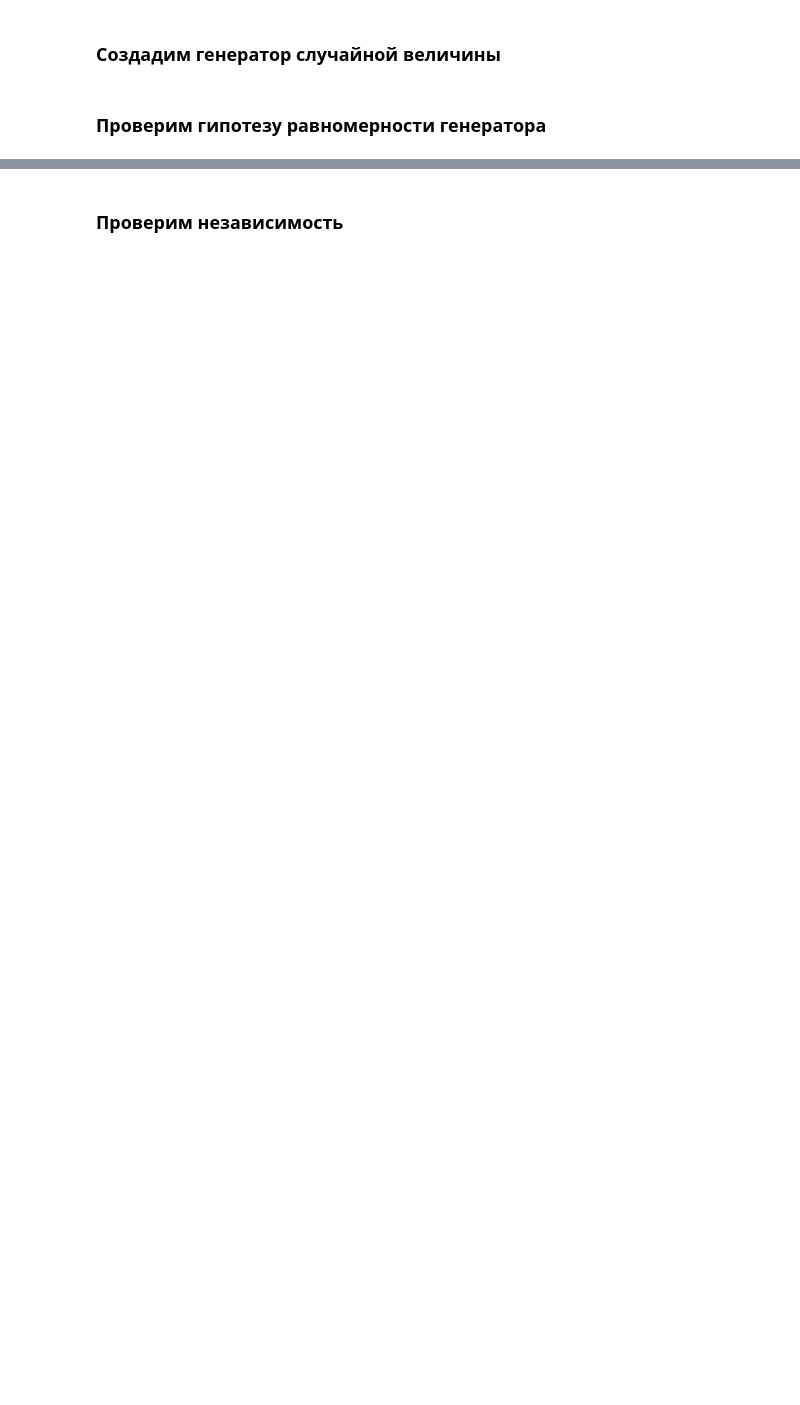
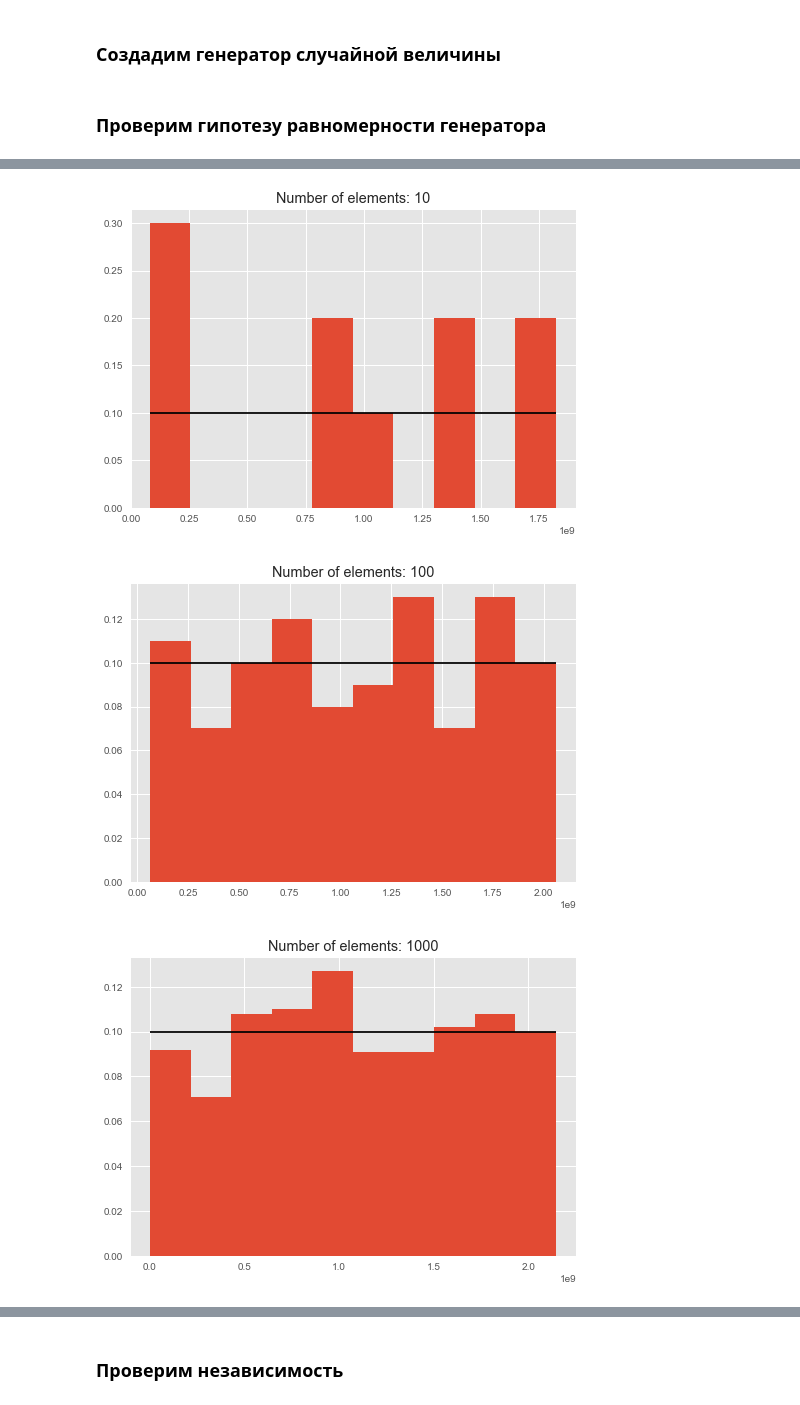
Before and after one commit to andrew-kulikov/matmod, a Jupyter notebook: src/lab1_basic_randoms.ipynb, the cells around one changed output, grey strips where cells are left out. Cells and saved outputs as stored; diff of their text form; code cells hidden in the pictures; blank space fills up the shorter version.

```diff
--- a/src/lab1_basic_randoms.ipynb
+++ b/src/lab1_basic_randoms.ipynb
@@ -1,9 +1,10 @@
 # %%
-from statlib.cauchy import Cauchy, Uniform
+from statlib.distributions import Cauchy, Uniform, Pareto
 from statlib.rand.engine import LCG
 from matplotlib import pyplot as plt
 from ipywidgets import interact, IntSlider, fixed
 import numpy as np
+plt.style.use('ggplot')
 # %% [markdown]
 ### Создадим генератор случайной величины
 # %%
@@ -16,20 +32,32 @@ uniform = Uniform(gen)
 # %%
-def test_uniformity(gen, iterations):
-    vals = []
+def plot_uniform_distributions(gen, iterations):
+    uniform_diffs = []
     for n in iterations:
-        z = [gen.next() for _ in range(n)]
-        vals.append(plt.hist(z, density=True)[0] / n)
-        vals[-1] -= 1 / len(vals[-1])
+        z = build_sample(n)
+
+        val_counts = plot_weighted_distribution(z)
+        uniform_diff = find_uniform_distance(val_counts, n)
+
+        uniform_diffs.append(val_counts)
+
+        plt.hlines(1 / len(val_counts), min(z), max(z))
         plt.title('Number of elements: {0}'.format(n))
         plt.show()
 
-    # for each column plot differense with 1 / k
-    vals = np.array(vals)
-    nbins = len(vals[0])
+    return uniform_diffs
+
+
+def plot_uniform_diffs(uniform_diffs, counts):
+    uniform_diffs = np.array(uniform_diffs)
+    nbins = len(uniform_diffs[0])
+
+
     for i in range(nbins):
-        plt.plot(vals[:, i], label=str(i))
+        histogram_diff = uniform_diffs[:, i]
+        plt.plot(counts, histogram_diff, label='Bar #{}'.format(i))
 
+    plt.xscale('log')
+    plt.ylabel('Difference with 1 / k')
+    plt.xlabel('Amount of values')
     plt.legend()
     plt.show()
-
-test_uniformity(gen, [10, 100, 1000, 10000])
@@ -43,0 +64,7 @@ test_uniformity(gen, [10, 100, 1000, 10000])
+# %%
+counts = [10, 100, 1000, 10000]
+uniform_diffs = plot_uniform_distributions(gen, counts)
+# %% [output]
+[figure, added]
+[figure, added]
+[figure, added]
```
Also changed, not shown: parts of 29 cells of this notebook, 4 other files.
